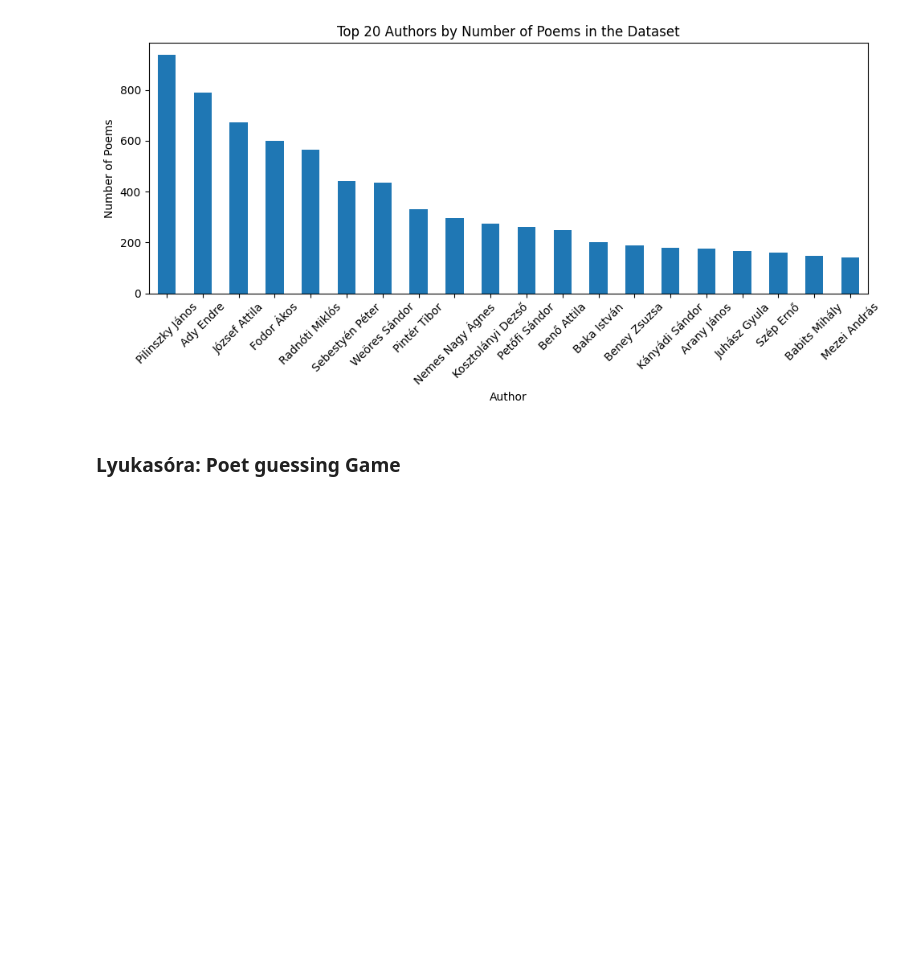
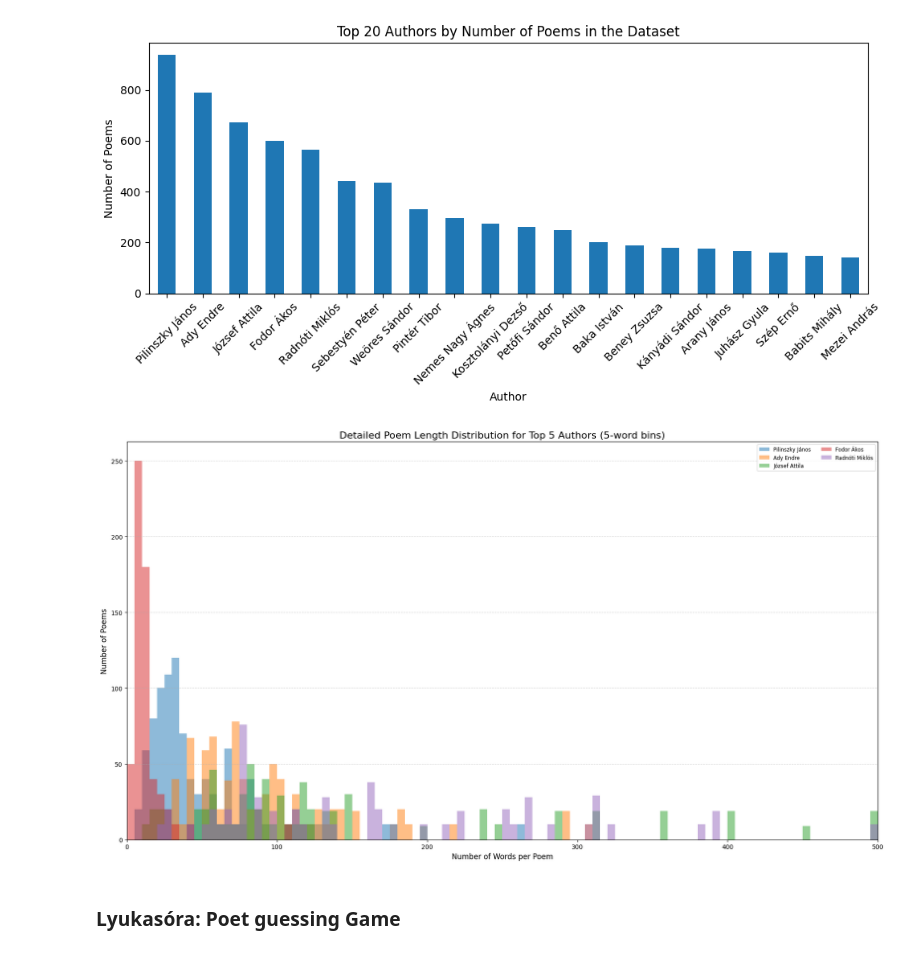
Before and after one commit to Konczer/ComputationalThinkingWithPython, a Jupyter notebook: 06_ComputationalPoetryMLBasics/PoetryPresentation.ipynb, the cells around one changed output. Saved outputs shown, nothing was run; the diff lists cells and outputs as text; code cells hidden in the pictures; blank space fills up the shorter version.

```diff
--- a/06_ComputationalPoetryMLBasics/PoetryPresentation.ipynb
+++ b/06_ComputationalPoetryMLBasics/PoetryPresentation.ipynb
@@ -140,6 +140,34 @@ Babits Mihály        147
 Mezei András         140
 Name: count, dtype: int64
 [figure]
+# %%
+# Get the top 5 authors
+top_authors = originals['author'].value_counts().head(5).index
+top_poems = originals[originals['author'].isin(top_authors)]
+
+# Create finer bins for more detailed histograms
+bins = range(0, 501, 5)  # 10-word bins
+
+# Plot
+plt.figure(figsize=(18, 10))
+
+for author in top_authors:
+    lengths = top_poems[top_poems['author'] == author]['text'].apply(
+        lambda lines: len(" ".join(lines).split())
+    )
+    plt.hist(lengths, bins=bins, histtype='stepfilled', alpha=0.5, linewidth=1.0, label=author)
+
+# Plot settings
+plt.title("Detailed Poem Length Distribution for Top 5 Authors (5-word bins)", fontsize=16)
+plt.xlabel("Number of Words per Poem", fontsize=12)
+plt.ylabel("Number of Poems", fontsize=12)
+plt.xlim(0, 500)
+plt.grid(axis='y', linestyle='--', alpha=0.5)
+plt.legend(loc='upper right', fontsize='small', ncol=2)
+plt.tight_layout()
+plt.show()
+# %% [output]
+[figure, added]
 # %% [markdown]
 ### Lyukasóra: Poet guessing Game
 # %%
```
